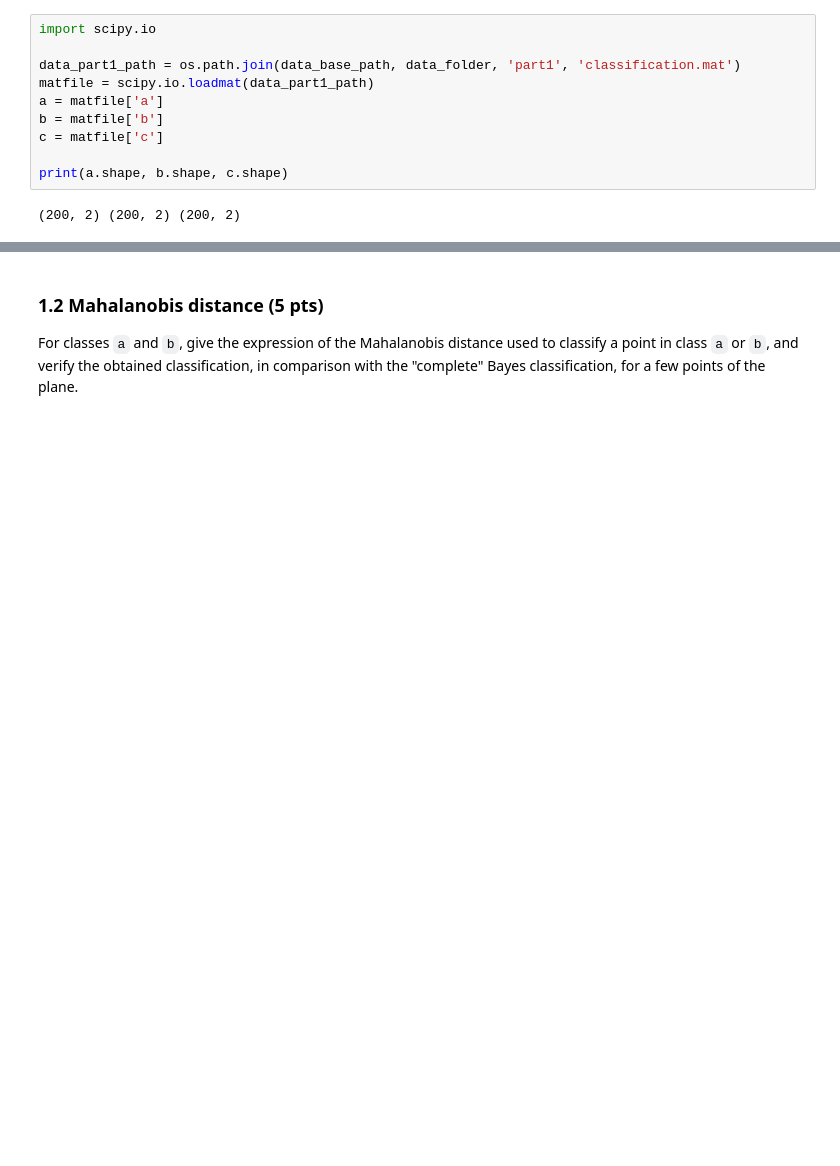
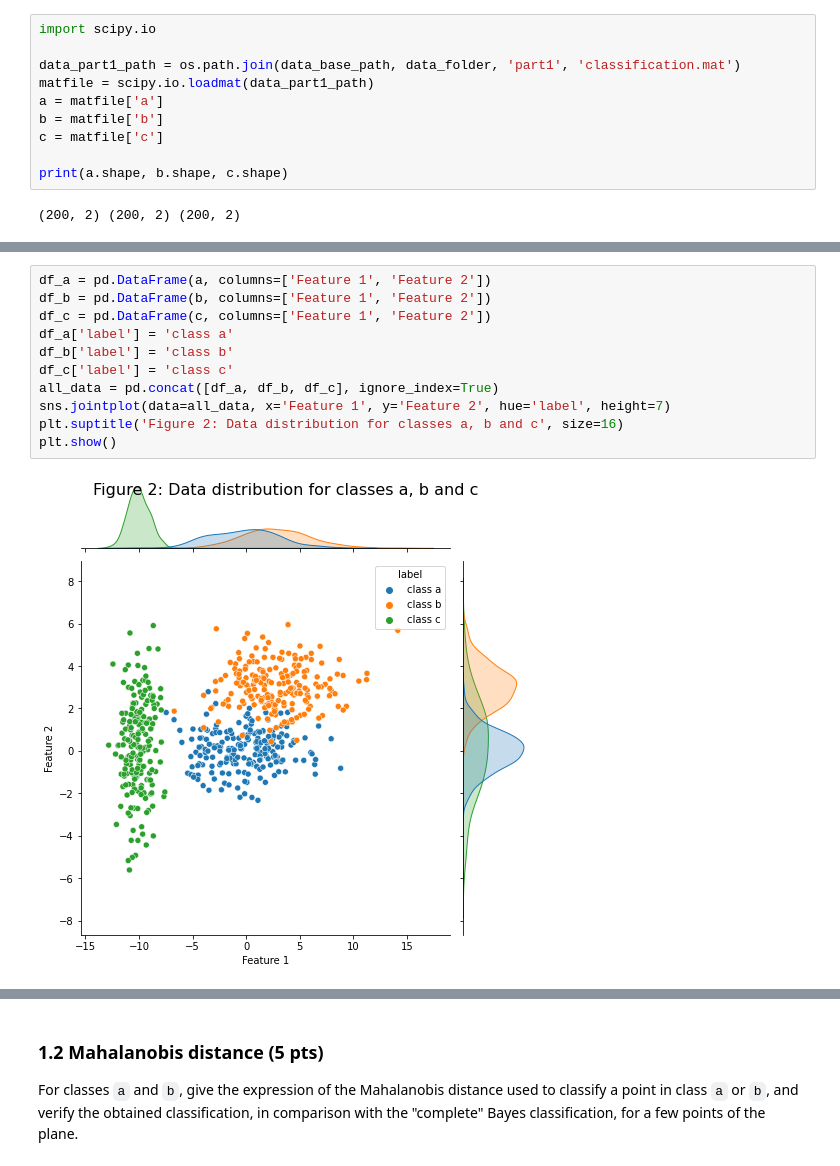
Before and after one commit to LTS5/iapr, a Jupyter notebook: labs/lab_03_classification.ipynb, the cells around one changed output, grey strips where cells are left out. Cells and saved outputs as stored; diff of their text form; blank space fills up the shorter version.

```diff
--- a/labs/lab_03_classification.ipynb
+++ b/labs/lab_03_classification.ipynb
@@ -75,0 +128,13 @@ For simplicity reasons, round the estimated parameters to the closest integer va
+# %%
+df_a = pd.DataFrame(a, columns=['Feature 1', 'Feature 2'])
+df_b = pd.DataFrame(b, columns=['Feature 1', 'Feature 2'])
+df_c = pd.DataFrame(c, columns=['Feature 1', 'Feature 2'])
+df_a['label'] = 'class a'
+df_b['label'] = 'class b'
+df_c['label'] = 'class c'
+all_data = pd.concat([df_a, df_b, df_c], ignore_index=True)
+sns.jointplot(data=all_data, x='Feature 1', y='Feature 2', hue='label', height=7)
+plt.suptitle('Figure 2: Data distribution for classes a, b and c', size=16)
+plt.show()
+# %% [output]
+[figure, added]
```
Also changed, not shown: parts of 19 cells of this notebook.
